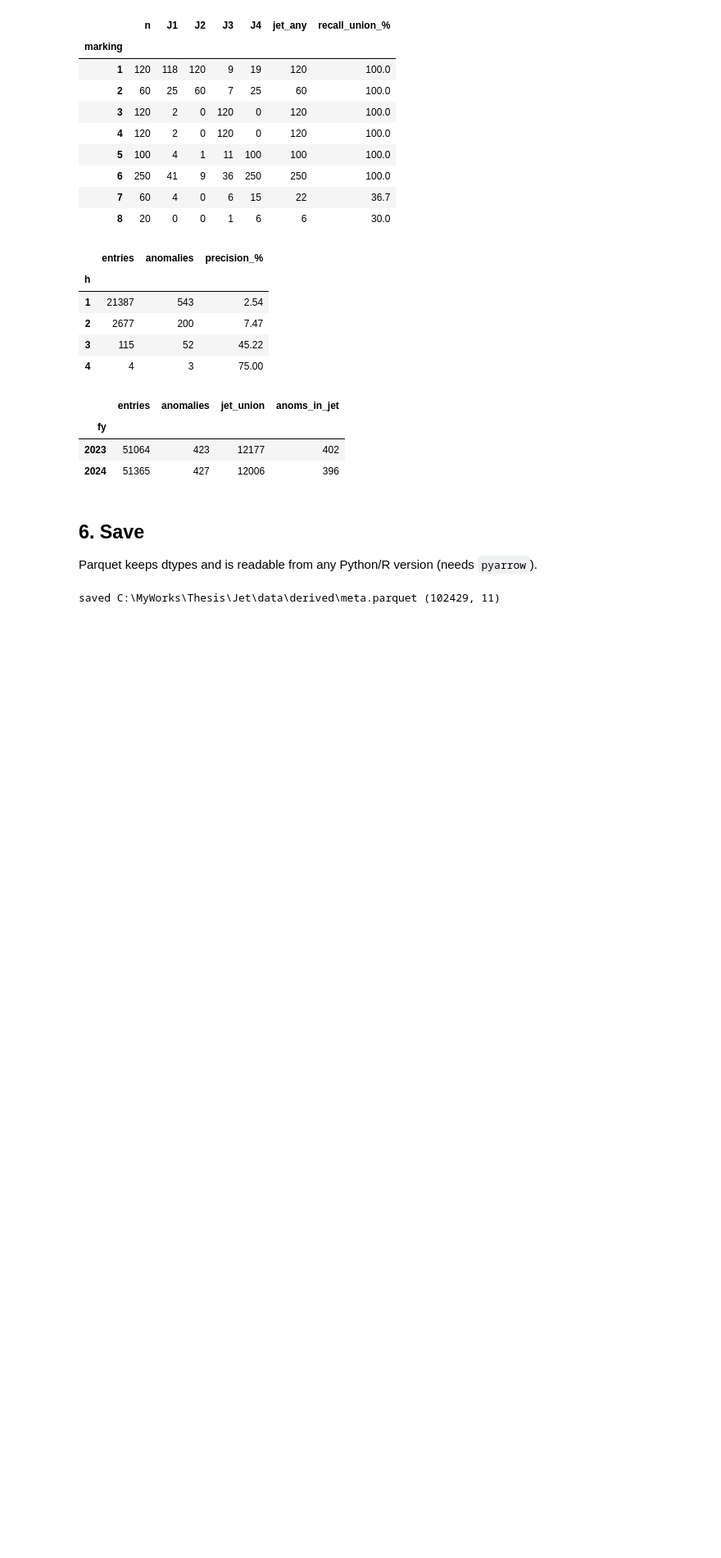
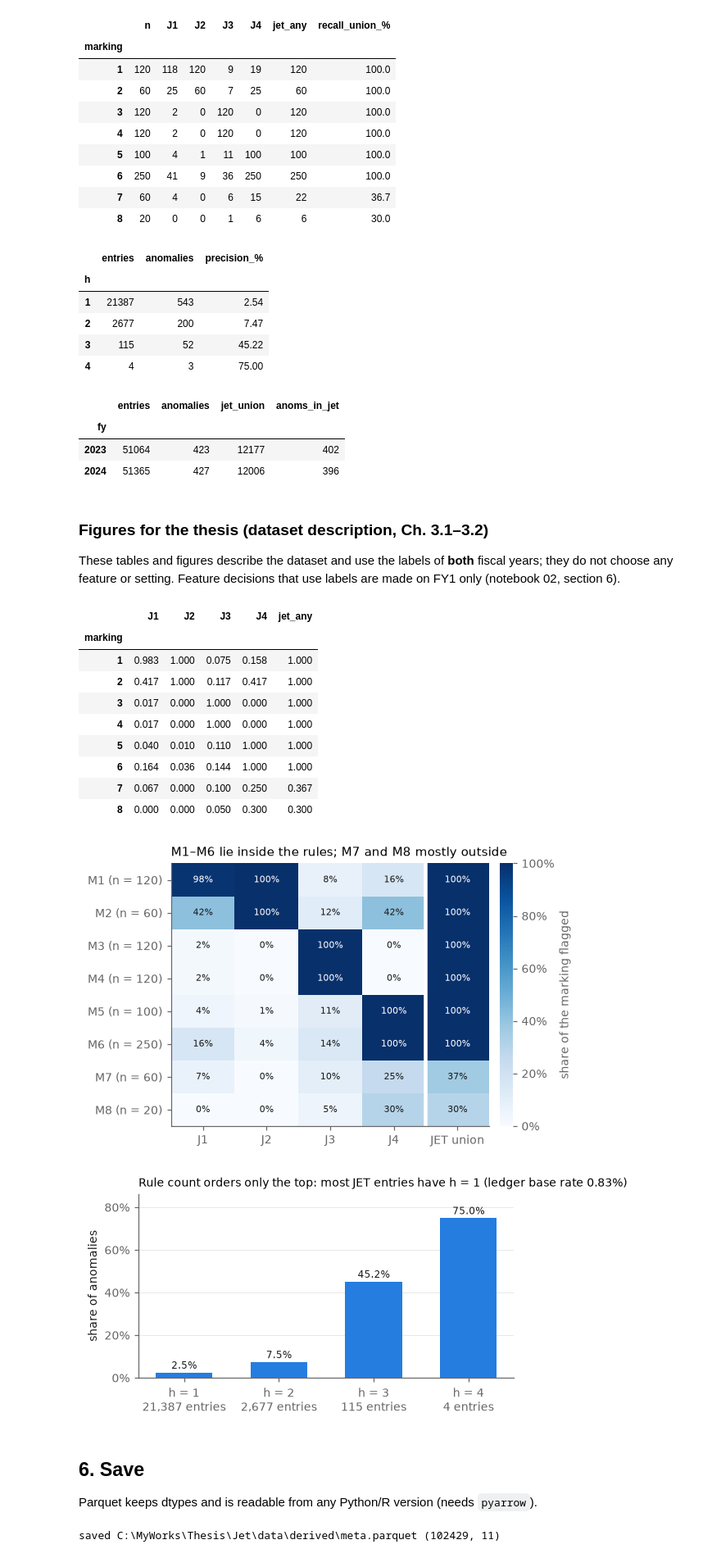
Before and after one commit to mbanadkouki/gl-anomaly-ranking, a Jupyter notebook: notebooks/01_jets_meta.ipynb, the cells around one changed output. Shown at 82% size. Cells and saved outputs as stored; diff of their text form; code cells hidden in the pictures; blank space fills up the shorter version.

Commit message:
Notebook 01: purpose cells (EN/FA) and dataset figures (marking by JET, precision by h)

```diff
--- a/notebooks/01_jets_meta.ipynb
+++ b/notebooks/01_jets_meta.ipynb
@@ -219,6 +245,32 @@ by_fy
 | fy |  |  |  |  |
 | 2023 | 51064 | 423 | 12177 | 402 |
 | 2024 | 51365 | 427 | 12006 | 396 |
+# %% [markdown]
+### Figures for the thesis (dataset description, Ch. 3.1–3.2)
+These tables and figures describe the dataset and use the labels of **both** fiscal years; they do not choose any feature or setting. Feature decisions that use labels are made on FY1 only (notebook 02, section 6).
+# %%
+# cell_01_09b
+from src import figures as fg
+
+FIG = ROOT / "results" / "figures"
+fig, share = fg.fig_marking_by_jet(per_marking)
+fg.save(fig, "ds_marking_by_jet", FIG)
+fig = fg.fig_precision_by_h(by_h, base=meta["label"].mean())
+fg.save(fig, "ds_precision_by_h", FIG)
+share.round(3)
+# %% [output]
+|  | J1 | J2 | J3 | J4 | jet_any |
+| marking |  |  |  |  |  |
+| 1 | 0.983 | 1.000 | 0.075 | 0.158 | 1.000 |
+| 2 | 0.417 | 1.000 | 0.117 | 0.417 | 1.000 |
+| 3 | 0.017 | 0.000 | 1.000 | 0.000 | 1.000 |
+| 4 | 0.017 | 0.000 | 1.000 | 0.000 | 1.000 |
+| 5 | 0.040 | 0.010 | 0.110 | 1.000 | 1.000 |
+| 6 | 0.164 | 0.036 | 0.144 | 1.000 | 1.000 |
+| 7 | 0.067 | 0.000 | 0.100 | 0.250 | 0.367 |
+| 8 | 0.000 | 0.000 | 0.050 | 0.300 | 0.300 |
+[figure, added]
+[figure, added]
 # %% [markdown]
 ## 6. Save
 Parquet keeps dtypes and is readable from any Python/R version (needs `pyarrow`).
```
Also changed, not shown: parts of 3 cells of this notebook, 5 other files.
